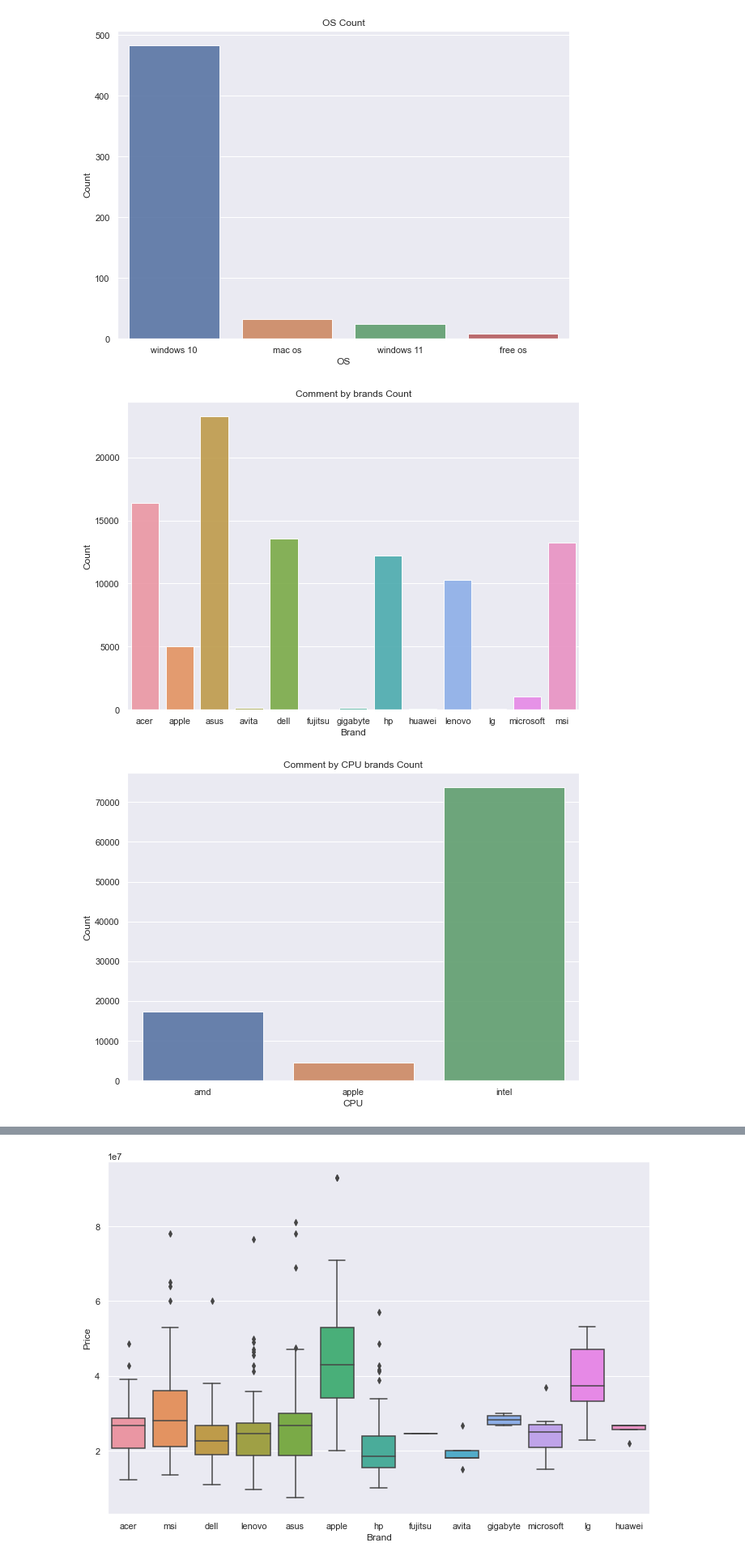
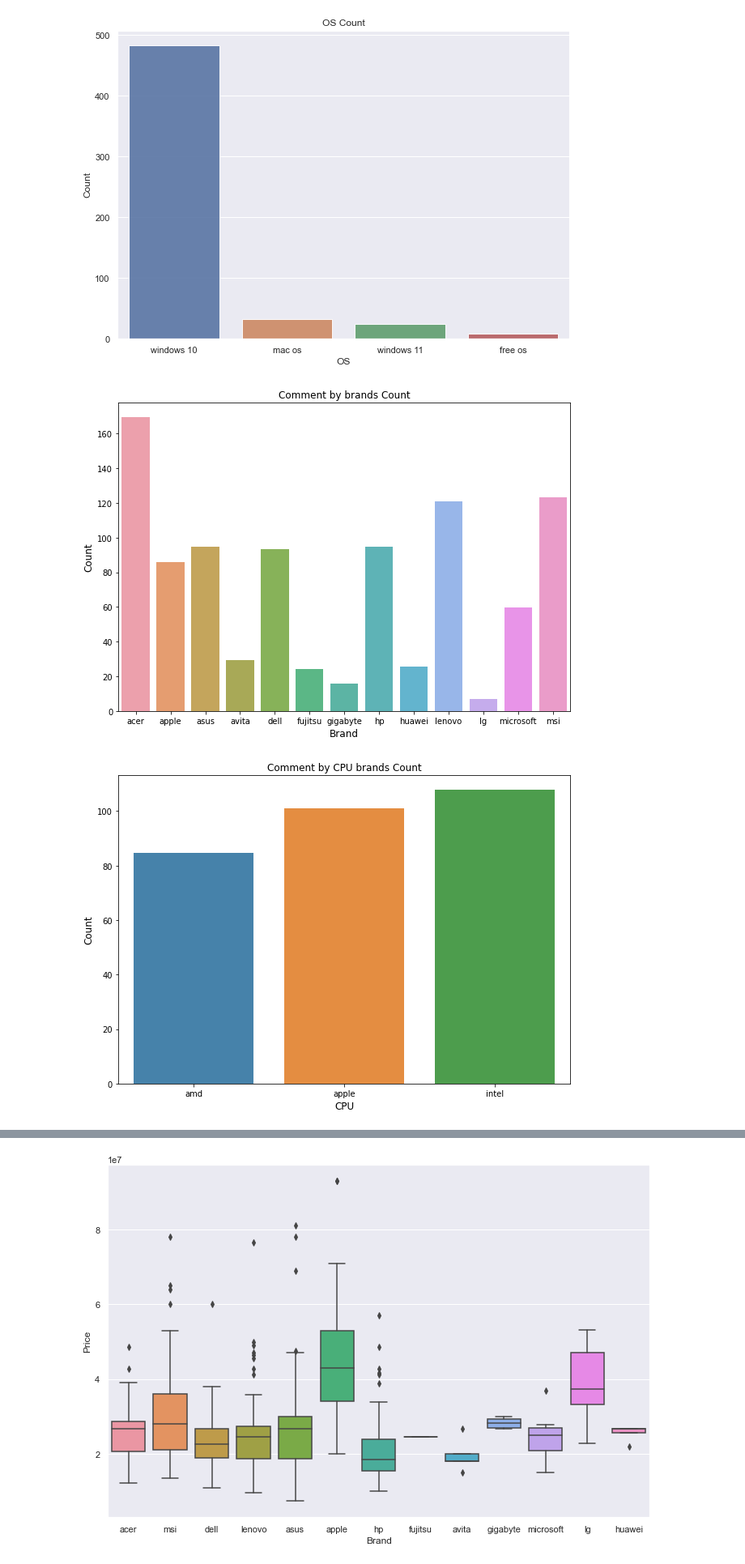
Before and after one commit to hungpham13/Laptop-EDA, a Jupyter notebook: Laptop_EDA.ipynb, the cells around one changed output, grey strips where cells are left out. Shown at 81% size. Saved outputs shown, nothing was run; the diff lists cells and outputs as text; code cells hidden in the pictures.

```diff
--- a/Laptop_EDA.ipynb
+++ b/Laptop_EDA.ipynb
@@ -52,7 +80,8 @@ main_data.head()
 main_data = main_data.drop('Index_fpt', axis = 1)
 main_data = main_data.drop('Index_cellphones', axis = 1)
 main_data = main_data.drop('Index_tgdd', axis = 1)
-main_data = main_data.drop('Index_fpt_tgdd', axis = 1)
 main_data = main_data.drop('Unnamed: 0', axis = 1)
+main_data = main_data.drop('P/N', axis = 1)
+main_data = main_data.drop('Series', axis = 1)
 main_data.head()
 # %% [output]
@@ -131,0 +190,4 @@ memory usage: 151.1+ KB
+# %%
+#Normalize rating_count and Comment_count between 3 sites
+main_data['Comment_count'] = main_data['Comment_count']/main_data['Availabe_in']
+main_data['Rating_count'] = main_data['Rating_count']/main_data['Availabe_in']
@@ -518,23 +579,23 @@ plt.show()
 [figure]
 # %%
 plot = plt.figure(figsize = (10, 7))
-sns.barplot(main_data['Comment_count'].groupby(brand).sum().index,
-            main_data['Comment_count'].groupby(brand).sum(), alpha=0.9)
+sns.barplot(main_data['Comment_count'].groupby(brand).mean().index,
+            main_data['Comment_count'].groupby(brand).mean(), alpha=0.9)
 plt.title('Comment by brands Count')
 plt.ylabel('Count', fontsize=12)
 plt.xlabel('Brand', fontsize=12)
 plt.show()
 # %% [output]
-[figure, old version]
+[figure, new version]
 # %%
 plot = plt.figure(figsize = (10, 7))
-sns.barplot(main_data['Comment_count'].groupby(cpu).sum().index,
-            main_data['Comment_count'].groupby(cpu).sum(), alpha=0.9)
+sns.barplot(main_data['Comment_count'].groupby(cpu).mean().index,
+            main_data['Comment_count'].groupby(cpu).mean(), alpha=0.9)
 plt.title('Comment by CPU brands Count')
 plt.ylabel('Count', fontsize=12)
 plt.xlabel('CPU', fontsize=12)
 plt.show()
 # %% [output]
-[figure, old version]
+[figure, new version]
 # %%
 plot = plt.figure(figsize = (10, 7))
```
Also changed, not shown: parts of 50 cells of this notebook.
